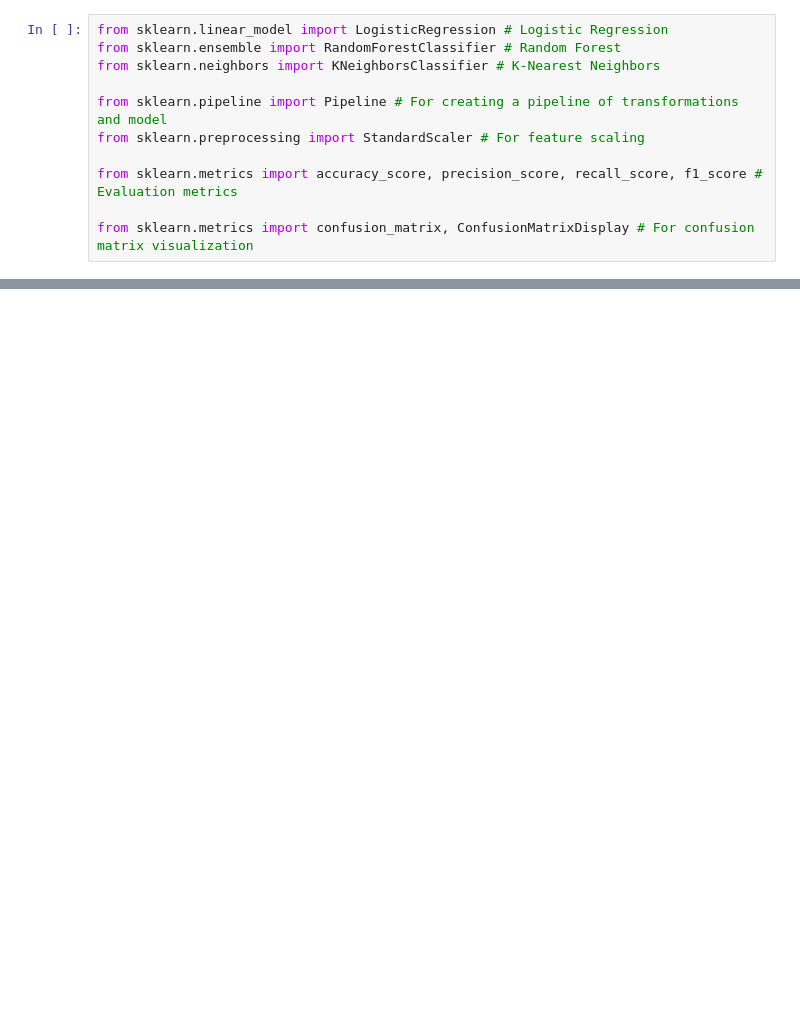
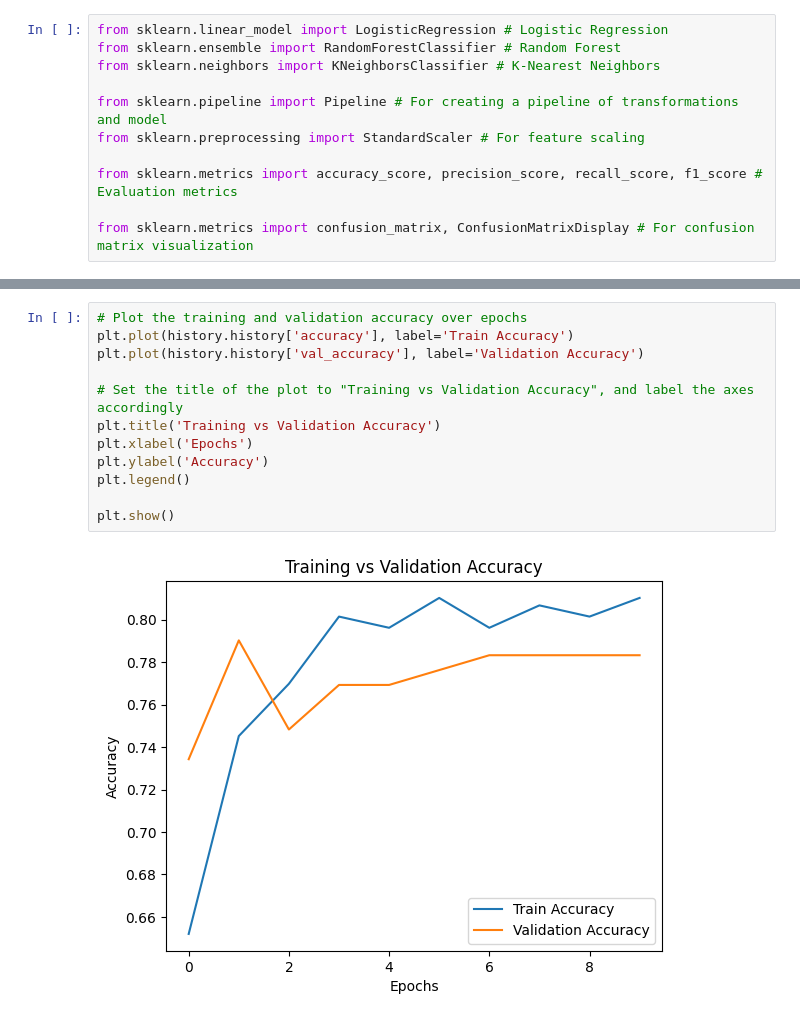
Before and after one commit to Malik-712/ML-Capstone, a Jupyter notebook: notebook.ipynb, the cells around one changed output, grey strips where cells are left out. Drawn from its saved outputs; the diff is of its cells as text; blank space fills up the shorter version.

```diff
--- a/notebook.ipynb
+++ b/notebook.ipynb
@@ -265,0 +384,14 @@ across all metrics.
+# %%
+# Plot the training and validation accuracy over epochs
+plt.plot(history.history['accuracy'], label='Train Accuracy')
+plt.plot(history.history['val_accuracy'], label='Validation Accuracy')
+
+# Set the title of the plot to "Training vs Validation Accuracy", and label the axes accordingly
+plt.title('Training vs Validation Accuracy')
+plt.xlabel('Epochs')
+plt.ylabel('Accuracy')
+plt.legend()
+
+plt.show()
+# %% [output]
+[figure, added]
```
Also changed, not shown: parts of 21 cells of this notebook.
